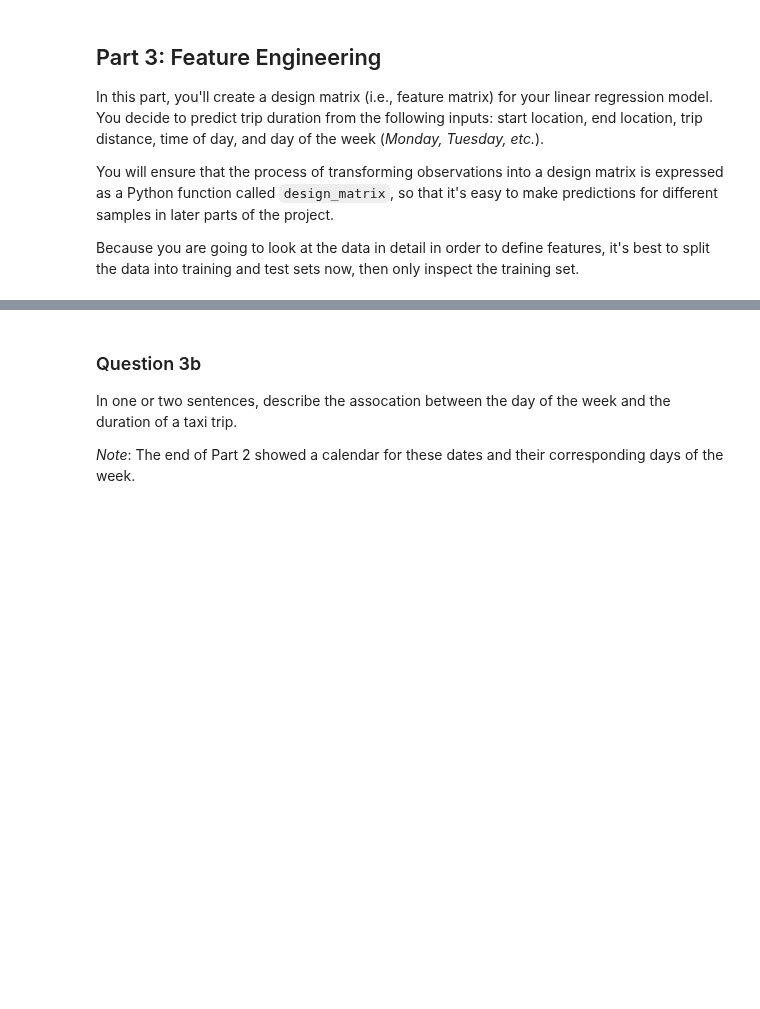
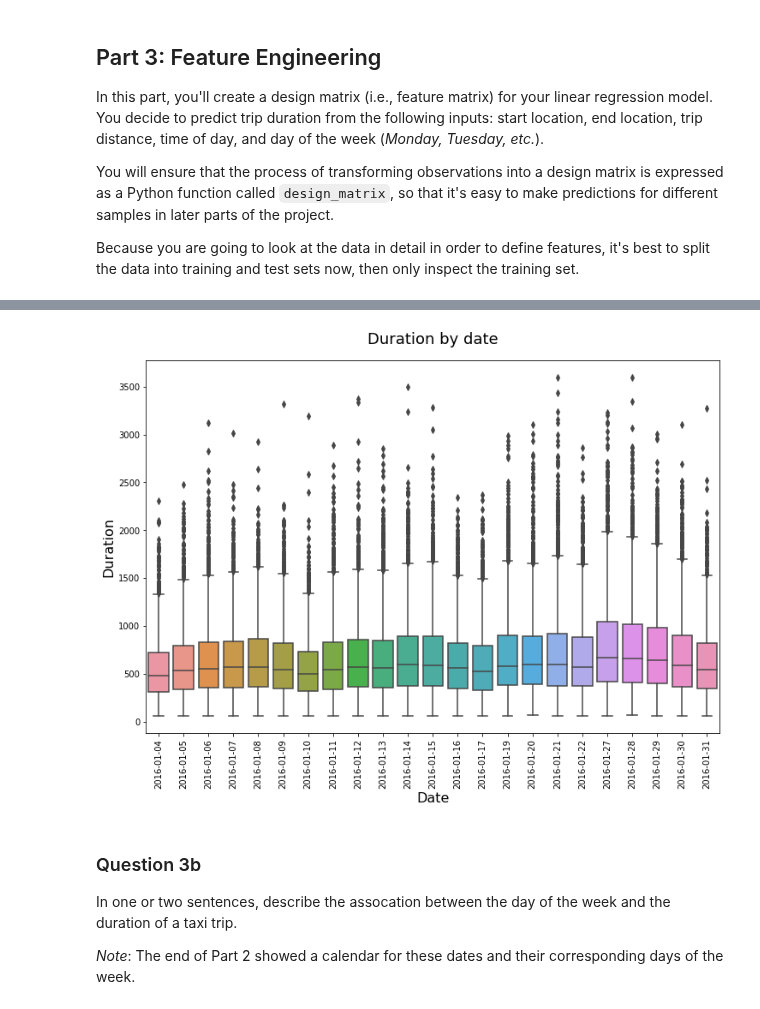
Before and after one commit to zhugeyicixin/DataSci200, a Jupyter notebook: proj/proj3/proj3.ipynb, the cells around one changed output, grey strips where cells are left out. Cells and saved outputs as stored; diff of their text form; code cells hidden in the pictures; blank space fills up the shorter version.

```diff
--- a/proj/proj3/proj3.ipynb
+++ b/proj/proj3/proj3.ipynb
@@ -294,3 +448,23 @@ format: image
+# %%
+
+fig = plt.figure(figsize=(12,8))
+ax = fig.add_subplot(111)
+
+sns.boxplot(
+    x='date',
+    y='duration',
+    data=final_taxi.sort_values('date'),
+    ax=ax
+)
+
+# Format x-axes
+ax.set_xticklabels(ax.xaxis.get_majorticklabels(), rotation=90)
+
+plt.title('Duration by date', size=18, y=1.03)
+plt.xlabel('Date', size=16)
+plt.ylabel('Duration', size=16);
+# %% [output]
+[figure, added]
 # %% [markdown]
 ### Question 3b
 
```
Also changed, not shown: parts of 55 cells of this notebook, 1 other file.
